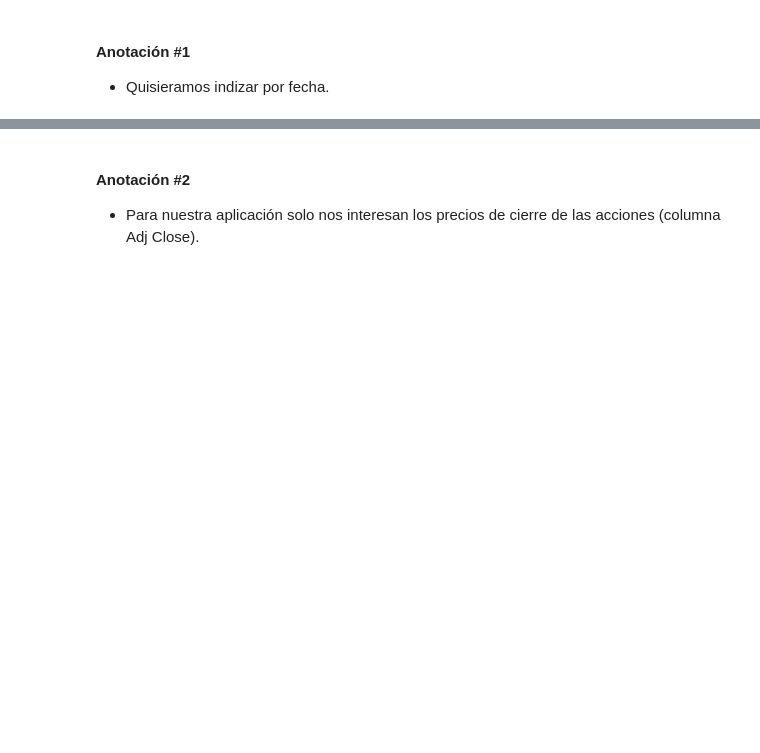
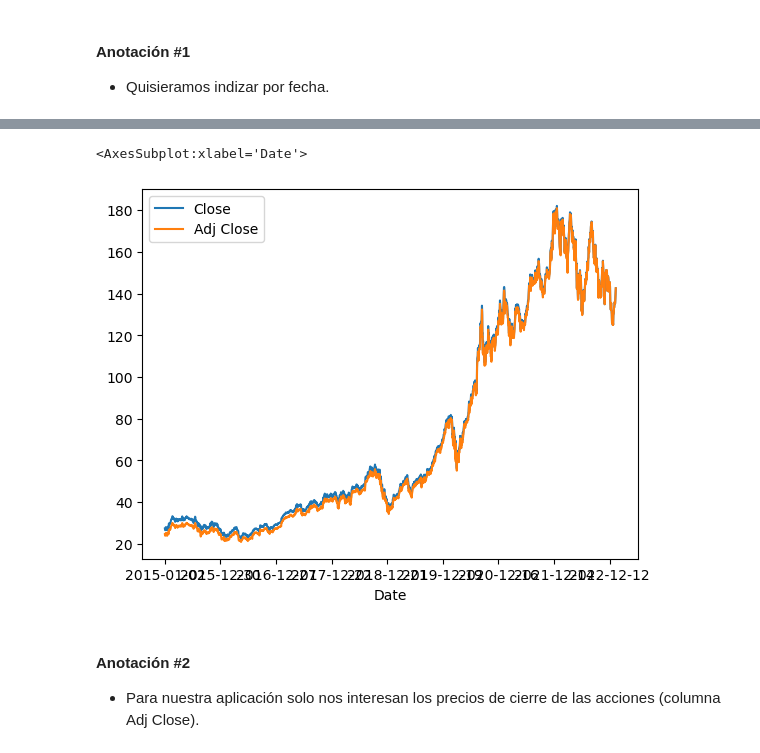
Before and after one commit to neto10m/porinvp2023, a Jupyter notebook: Modulo1/Clase4_DescargaHistoricos.ipynb, the cells around one changed output, grey strips where cells are left out. Cells and saved outputs as stored; diff of their text form; code cells hidden in the pictures; blank space fills up the shorter version.

```diff
--- a/Modulo1/Clase4_DescargaHistoricos.ipynb
+++ b/Modulo1/Clase4_DescargaHistoricos.ipynb
@@ -58,3 +76,7 @@ Para leer archivos `.csv`, utilizaremos la función `read_csv` de pandas:
 - Quisieramos indizar por fecha.
 # %%
 # Cargamos hoja de calculo en un dataframe
+aapl_yf = pd.read_csv(
+    "precios/AAPL.csv",
+    index_col=["Date"]
+)
@@ -61,5 +100,9 @@ Para leer archivos `.csv`, utilizaremos la función `read_csv` de pandas:
 # %%
 # Graficar precios de cierre y precios de cierre ajustados
+aapl_yf[["Close", "Adj Close"]].plot()
+# %% [output]
+<AxesSubplot:xlabel='Date'>
+[figure, added]
 # %% [markdown]
 #### Anotación #2
 - Para nuestra aplicación solo nos interesan los precios de cierre de las acciones (columna Adj Close).
```
Also changed, not shown: parts of 17 cells of this notebook, 3 other files.
